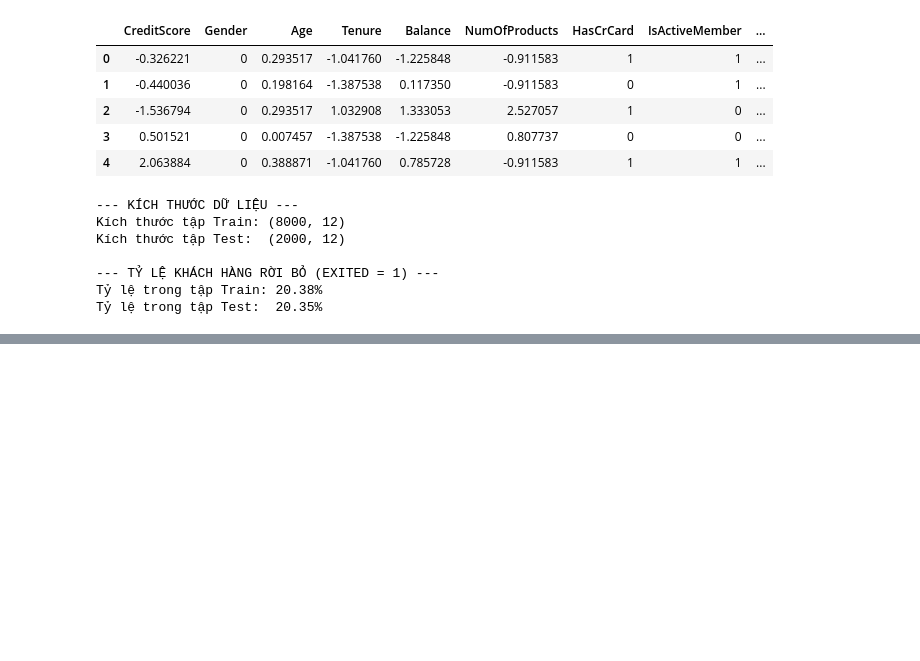
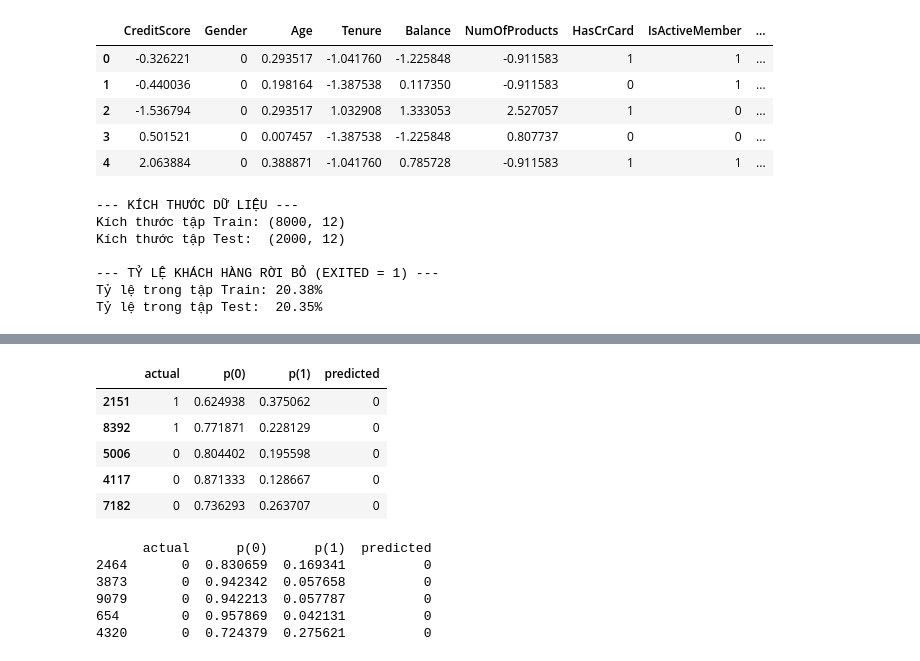
Before and after one commit to Yennanng/PTDLNC, a Jupyter notebook: PTDLNC_BÀI_NHÓM.ipynb, the cells around one changed output, grey strips where cells are left out. Drawn from its saved outputs; the diff is of its cells as text; code cells hidden in the pictures; blank space fills up the shorter version.

```diff
--- a/PTDLNC_BÀI_NHÓM.ipynb
+++ b/PTDLNC_BÀI_NHÓM.ipynb
@@ -154,0 +214,37 @@ Tỷ lệ trong tập Test:  20.35%
+# %%
+# 3.3. Kết quả Confusion Matrix và ROC Curve.
+# Dự đoán nhãn (0/1) trên tập train
+y_pred_train = logistic_model.predict(X_train_log)
+
+# Dự đoán xác suất trên tập train
+y_prob_train = logistic_model.predict_proba(X_train_log)
+
+#Tạo bảng p(0), p(1), predicted
+import pandas as pd
+
+logit_result_train = pd.DataFrame({
+    'actual': y_train,
+    'p(0)': y_prob_train[:, 0],
+    'p(1)': y_prob_train[:, 1],
+    'predicted': y_pred_train
+})
+
+logit_result_train.head()
+# %% [output]
+|  | actual | p(0) | p(1) | predicted |
+| 2151 | 1 | 0.624938 | 0.375062 | 0 |
+| 8392 | 1 | 0.771871 | 0.228129 | 0 |
+| 5006 | 0 | 0.804402 | 0.195598 | 0 |
+| 4117 | 0 | 0.871333 | 0.128667 | 0 |
+| 7182 | 0 | 0.736293 | 0.263707 | 0 |
+# %%
+# Một vài trường hợp để phân tích
+interesting_cases = logit_result_train.sample(5, random_state=42)
+print(interesting_cases)
+# %% [output]
+      actual      p(0)      p(1)  predicted
+2464       0  0.830659  0.169341          0
+3873       0  0.942342  0.057658          0
+9079       0  0.942213  0.057787          0
+654        0  0.957869  0.042131          0
+4320       0  0.724379  0.275621          0
```
Also changed, not shown: parts of 7 cells of this notebook.
